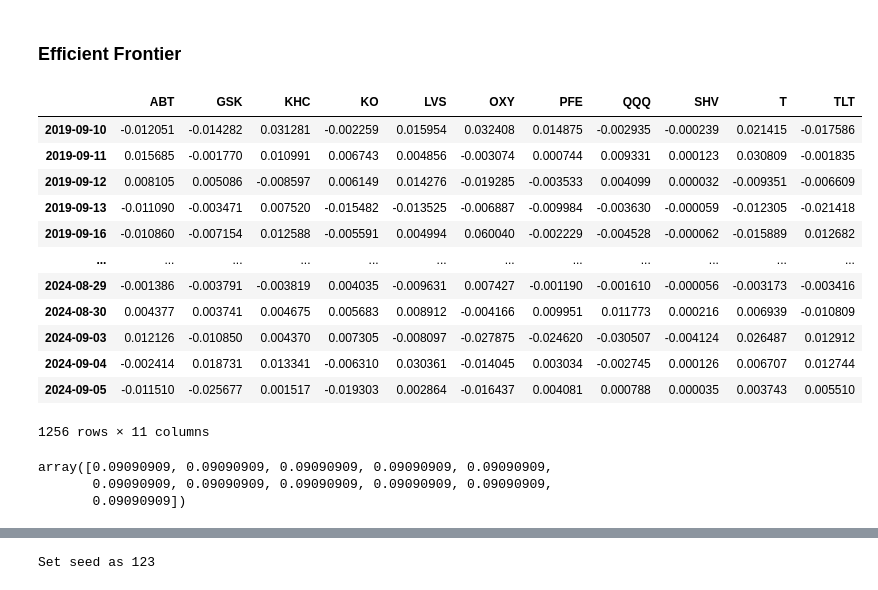
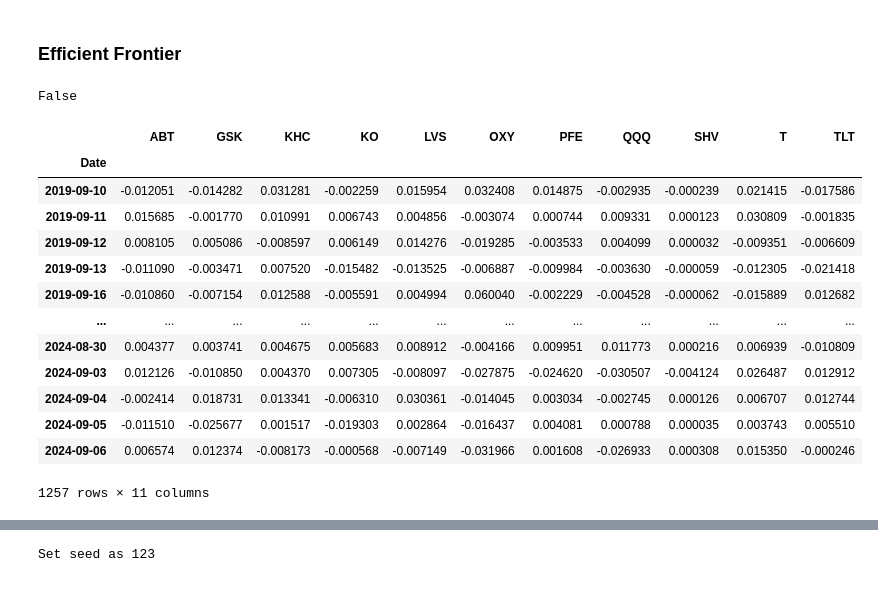
Before and after one commit to lcs-w/personal-portfolio-balancer, a Jupyter notebook: MPT.ipynb, the cells around one changed output, grey strips where cells are left out. Saved outputs shown, nothing was run; the diff lists cells and outputs as text; code cells hidden in the pictures.

Commit message:
merge interest rate to returns and fill nan

```diff
--- a/MPT.ipynb
+++ b/MPT.ipynb
@@ -228,7 +228,13 @@ class Portfolio:
         return (
             self.daily_prices.pct_change()
             .dropna(how="any")
-            .merge(self.risk_free.divide(365), left_index=True, right_index=True)
+            .merge(
+                self.risk_free.divide(365),
+                how="left",
+                left_index=True,
+                right_index=True,
+            )
+            .ffill()
         )
 
     def daily_excess_returns(self):
@@ -275,48 +281,45 @@ class Portfolio:
                     "Weights",
                 )
             )
             for i in range(len(self.products)):
                 print(
                     "{:^11s} {:>8.2%} ".format(
                         self.products[i],
                         self.weights.tolist()[i],
                     )
                 )
         else:
             values = self.weights * total_value
             print("{:^11s} {:>8s}  {:>10s}".format("Products", "Weights", "Amounts"))
             for i in range(len(self.products)):
                 print(
                     "{:^11s} {:>8.2%}  ${:>9,.2f}".format(
                         self.products[i], self.weights.tolist()[i], values[i]
                     )
                 )
         print(
             "{:>20s}: {:>8.2%}".format("Expected excess return", self.port_excess_ret())
         )
         print("{:>20s}: {:>8.2%}".format("Standard deviation", self.port_vol()))
         print("{:>20s}: {:>8.2%}".format("Sharpe Ratio", self.sharpe_ratio()))
 
 
 port = Portfolio(tickers, close_df, eff_r)
+print(port.daily_excess_returns().isnull().values.any())
 port.daily_excess_returns()
 # %% [output]
+False
 |  | ABT | GSK | KHC | KO | LVS | OXY | PFE | QQQ | SHV | T | TLT |
+| Date |  |  |  |  |  |  |  |  |  |  |  |
 | 2019-09-10 | -0.012051 | -0.014282 | 0.031281 | -0.002259 | 0.015954 | 0.032408 | 0.014875 | -0.002935 | -0.000239 | 0.021415 | -0.017586 |
 | 2019-09-11 | 0.015685 | -0.001770 | 0.010991 | 0.006743 | 0.004856 | -0.003074 | 0.000744 | 0.009331 | 0.000123 | 0.030809 | -0.001835 |
 | 2019-09-12 | 0.008105 | 0.005086 | -0.008597 | 0.006149 | 0.014276 | -0.019285 | -0.003533 | 0.004099 | 0.000032 | -0.009351 | -0.006609 |
 | 2019-09-13 | -0.011090 | -0.003471 | 0.007520 | -0.015482 | -0.013525 | -0.006887 | -0.009984 | -0.003630 | -0.000059 | -0.012305 | -0.021418 |
 | 2019-09-16 | -0.010860 | -0.007154 | 0.012588 | -0.005591 | 0.004994 | 0.060040 | -0.002229 | -0.004528 | -0.000062 | -0.015889 | 0.012682 |
 | ... | ... | ... | ... | ... | ... | ... | ... | ... | ... | ... | ... |
-| 2024-08-29 | -0.001386 | -0.003791 | -0.003819 | 0.004035 | -0.009631 | 0.007427 | -0.001190 | -0.001610 | -0.000056 | -0.003173 | -0.003416 |
 | 2024-08-30 | 0.004377 | 0.003741 | 0.004675 | 0.005683 | 0.008912 | -0.004166 | 0.009951 | 0.011773 | 0.000216 | 0.006939 | -0.010809 |
 | 2024-09-03 | 0.012126 | -0.010850 | 0.004370 | 0.007305 | -0.008097 | -0.027875 | -0.024620 | -0.030507 | -0.004124 | 0.026487 | 0.012912 |
 | 2024-09-04 | -0.002414 | 0.018731 | 0.013341 | -0.006310 | 0.030361 | -0.014045 | 0.003034 | -0.002745 | 0.000126 | 0.006707 | 0.012744 |
 | 2024-09-05 | -0.011510 | -0.025677 | 0.001517 | -0.019303 | 0.002864 | -0.016437 | 0.004081 | 0.000788 | 0.000035 | 0.003743 | 0.005510 |
+| 2024-09-06 | 0.006574 | 0.012374 | -0.008173 | -0.000568 | -0.007149 | -0.031966 | 0.001608 | -0.026933 | 0.000308 | 0.015350 | -0.000246 |
-1256 rows × 11 columns
+1257 rows × 11 columns
-# %%
-port.weights
-# %% [output]
-array([0.09090909, 0.09090909, 0.09090909, 0.09090909, 0.09090909,
-       0.09090909, 0.09090909, 0.09090909, 0.09090909, 0.09090909,
-       0.09090909])
```
Also changed, not shown: parts of 11 cells of this notebook.
